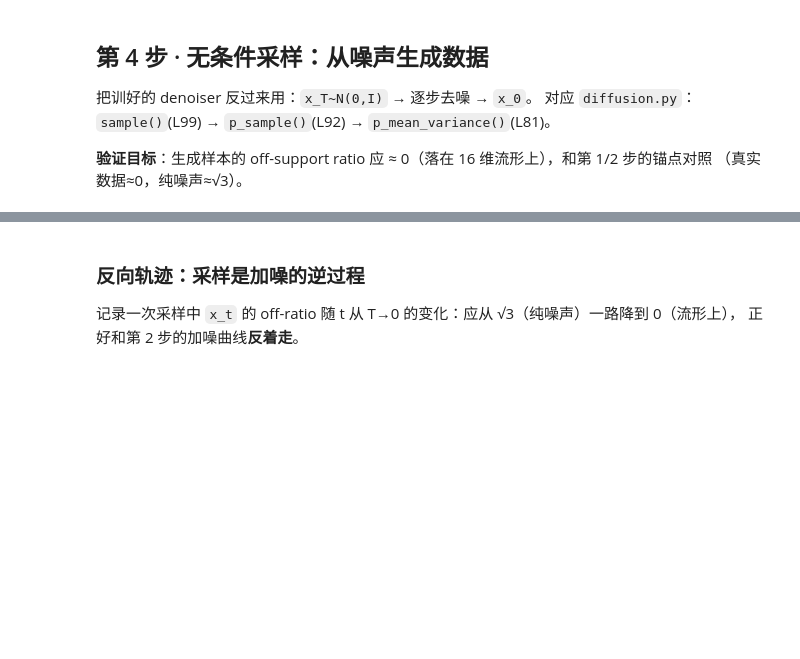
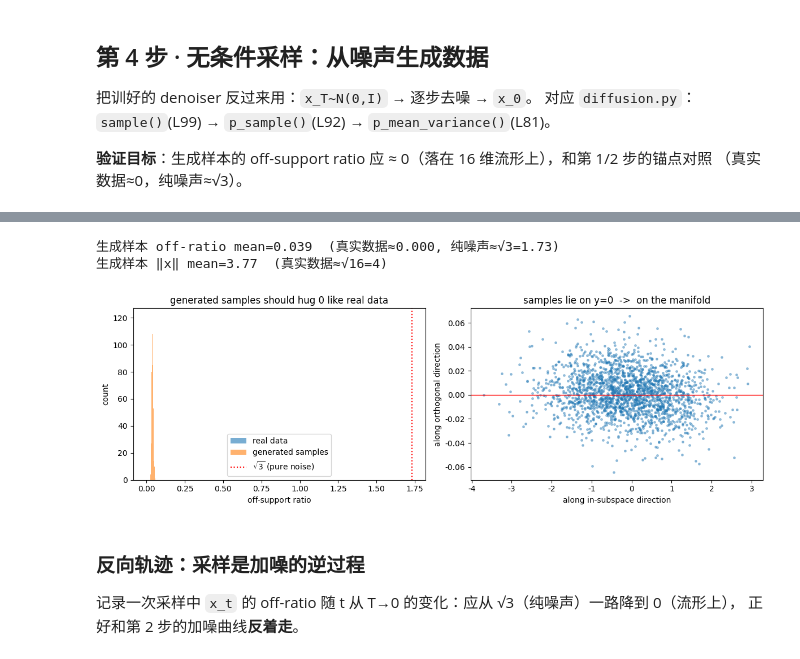
Before and after one commit to Sautoy/GGDMOptim, a Jupyter notebook: simulations/notebooks/train_and_sample.ipynb, the cells around one changed output, grey strips where cells are left out. Drawn from its saved outputs; the diff is of its cells as text; code cells hidden in the pictures; blank space fills up the shorter version.

```diff
--- a/simulations/notebooks/train_and_sample.ipynb
+++ b/simulations/notebooks/train_and_sample.ipynb
@@ -88,7 +88,7 @@ python main.py --x_type linear_latent --pretrain --pre_lr 1e-4 \
 # %%
 # 论文严格配置
 N0, EPOCHS, BS, LR = 65536, 20, 32, 1e-4
-CKPT = "checkpoints/pretrained/linear_latent_pretrain_epoch_20.pth"
+CKPT = "checkpoints/pretrained/linear_latent_pretrain_d64_epoch_20.pth"
 
 if os.path.exists(CKPT):
     info = torch.load(CKPT, map_location=device)
@@ -97,7 +97,6 @@ if os.path.exists(CKPT):
     losses = None
 else:
     print(f"未发现 checkpoint，开始训练 (N0={N0}, epochs={EPOCHS})...")
-    print("⚠️ CPU 上约 5 小时；GPU 上约几分钟。")
     set_seed(2345)
     data = torch.from_numpy(g.generate_x(N0)).float()
     loader = DataLoader(TensorDataset(data), batch_size=BS)
@@ -146,31 +199,36 @@ else:
+# %%
+diff.eval()
+set_seed(0)
+with torch.no_grad():
+    samples = diff.sample(num_samples=2000)          # 无条件采样
+samples_np = samples.cpu().numpy()
+
+r_samp = g.off_support_ratio(samples_np)
+r_data = g.off_support_ratio(g.generate_x(2000))     # 真实数据锚点
+print("生成样本 off-ratio mean=%.3f  (真实数据≈%.3f, 纯噪声≈√3=1.73)"
+      % (r_samp.mean(), r_data.mean()))
+print("生成样本 ‖x‖ mean=%.2f  (真实数据≈√16=4)" % np.linalg.norm(samples_np, axis=1).mean())
+# %% [output]
+生成样本 off-ratio mean=0.039  (真实数据≈0.000, 纯噪声≈√3=1.73)
+生成样本 ‖x‖ mean=3.77  (真实数据≈√16=4)
 # %%
-diff.eval()
-set_seed(0)
-with torch.no_grad():
-    samples = diff.sample(num_samples=2000)          # 无条件采样
-samples_np = samples.cpu().numpy()
-
-r_samp = g.off_support_ratio(samples_np)
-r_data = g.off_support_ratio(g.generate_x(2000))     # 真实数据锚点
-print("生成样本 off-ratio mean=%.3f  (真实数据≈%.3f, 纯噪声≈√3=1.73)"
-      % (r_samp.mean(), r_data.mean()))
-print("生成样本 ‖x‖ mean=%.2f  (真实数据≈√16=4)" % np.linalg.norm(samples_np, axis=1).mean())
-
 fig, ax = plt.subplots(1, 2, figsize=(12, 4))
-ax[0].hist(r_data, bins=50, alpha=0.6, label="真实数据")
-ax[0].hist(r_samp, bins=50, alpha=0.6, label="生成样本")
-ax[0].axvline(np.sqrt(3), color="r", ls=":", label="√3 (纯噪声)")
+ax[0].hist(r_data, bins=50, alpha=0.6, label="real data")
+ax[0].hist(r_samp, bins=50, alpha=0.6, label="generated samples")
+ax[0].axvline(np.sqrt(3), color="r", ls=":", label=r"$\sqrt{3}$ (pure noise)")
 ax[0].set_xlabel("off-support ratio"); ax[0].set_ylabel("count"); ax[0].legend()
-ax[0].set_title("生成样本应和真实数据一样贴近 0")
+ax[0].set_title("generated samples should hug 0 like real data")
 
 # 2D 投影：生成样本是否贴在 y=0（流形）上
 in_dir = g.A[0] / np.linalg.norm(g.A[0])
 rv = np.random.randn(64); rv = rv - rv @ M; off_dir = rv / np.linalg.norm(rv)
 ax[1].scatter(samples_np @ in_dir, samples_np @ off_dir, s=6, alpha=0.4)
 ax[1].axhline(0, color="r", lw=1)
-ax[1].set_xlabel("沿子空间内方向"); ax[1].set_ylabel("沿垂直方向")
-ax[1].set_title("生成样本贴在 y=0 → 在流形上")
+ax[1].set_xlabel("along in-subspace direction"); ax[1].set_ylabel("along orthogonal direction")
+ax[1].set_title("samples lie on y=0  ->  on the manifold")
 plt.tight_layout(); plt.show()
+# %% [output]
+[figure, added]
 # %% [markdown]
 ### 反向轨迹：采样是加噪的逆过程
 
```
Also changed, not shown: parts of 5 cells of this notebook.
